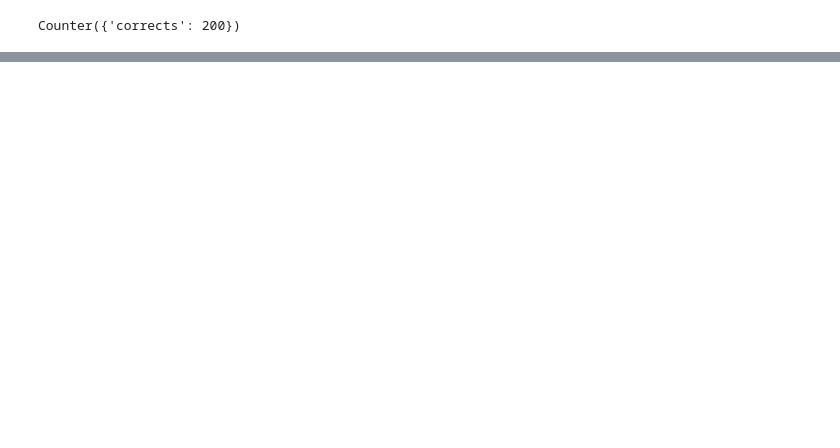
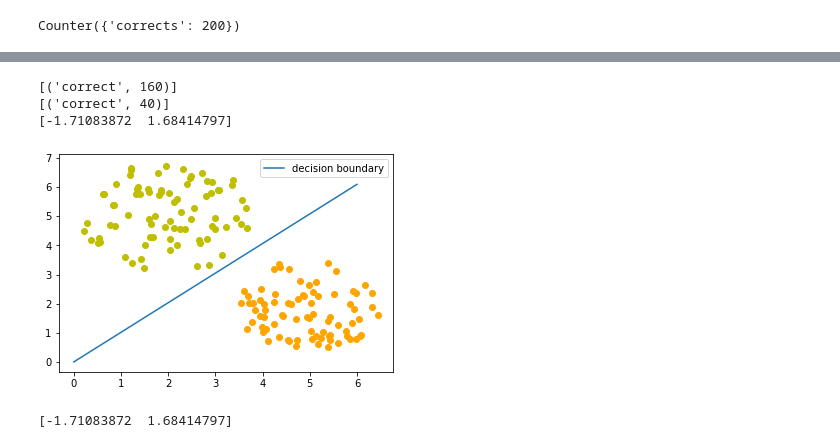
Before and after one commit to ShrillShrestha/Neural-Network-Intro, a Jupyter notebook: ANN1.ipynb, the cells around one changed output, grey strips where cells are left out. Cells and saved outputs as stored; diff of their text form; code cells hidden in the pictures; blank space fills up the shorter version.

```diff
--- a/ANN1.ipynb
+++ b/ANN1.ipynb
@@ -234,0 +283,41 @@ print(train_data[:10], train_labels[:10])
+# %%
+p = Perceptron(weights=[0.1, 0.1],
+               learning_rate=0.3)
+
+for index in range(len(train_data)):
+    p.adjust(train_labels[index],
+             p(train_data[index]),
+             train_data[index])
+
+evaluation = p.evaluate(train_data, train_labels)
+print(evaluation.most_common())
+evaluation = p.evaluate(test_data, test_labels)
+print(evaluation.most_common())
+
+print(p.weights)
+# %% [output]
+[('correct', 160)]
+[('correct', 40)]
+[-1.71083872  1.68414797]
+# %%
+X = np.arange(0, 7)
+fig, ax = plt.subplots()
+
+lemons = [train_data[i] for i in range(len(train_data)) if train_labels[i] == 1]
+lemons_x, lemons_y = zip(*lemons)
+oranges = [train_data[i] for i in range(len(train_data)) if train_labels[i] == 0]
+oranges_x, oranges_y = zip(*oranges)
+
+ax.scatter(oranges_x, oranges_y, c="orange")
+ax.scatter(lemons_x, lemons_y, c="y")
+
+w1 = p.weights[0]
+w2 = p.weights[1]
+m = -w1 / w2
+ax.plot(X, m * X, label="decision boundary")
+ax.legend()
+plt.show()
+print(p.weights)
+# %% [output]
+[figure, added]
+[-1.71083872  1.68414797]
```
Also changed, not shown: parts of 5 cells of this notebook.
